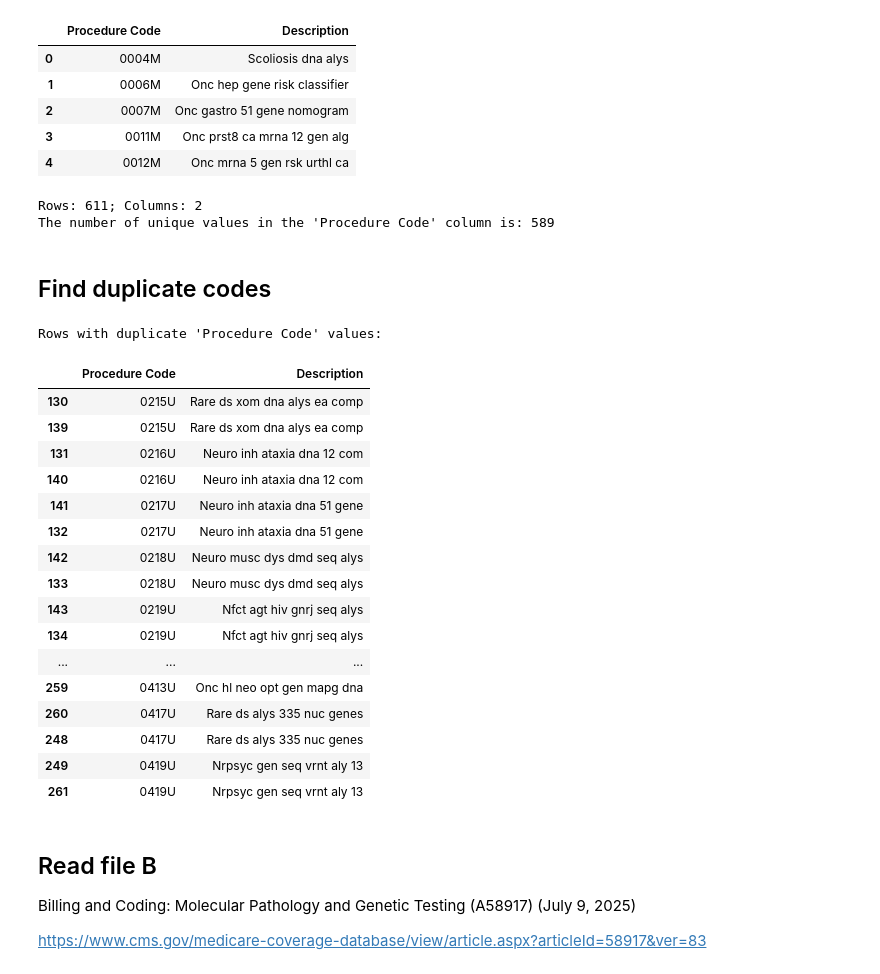
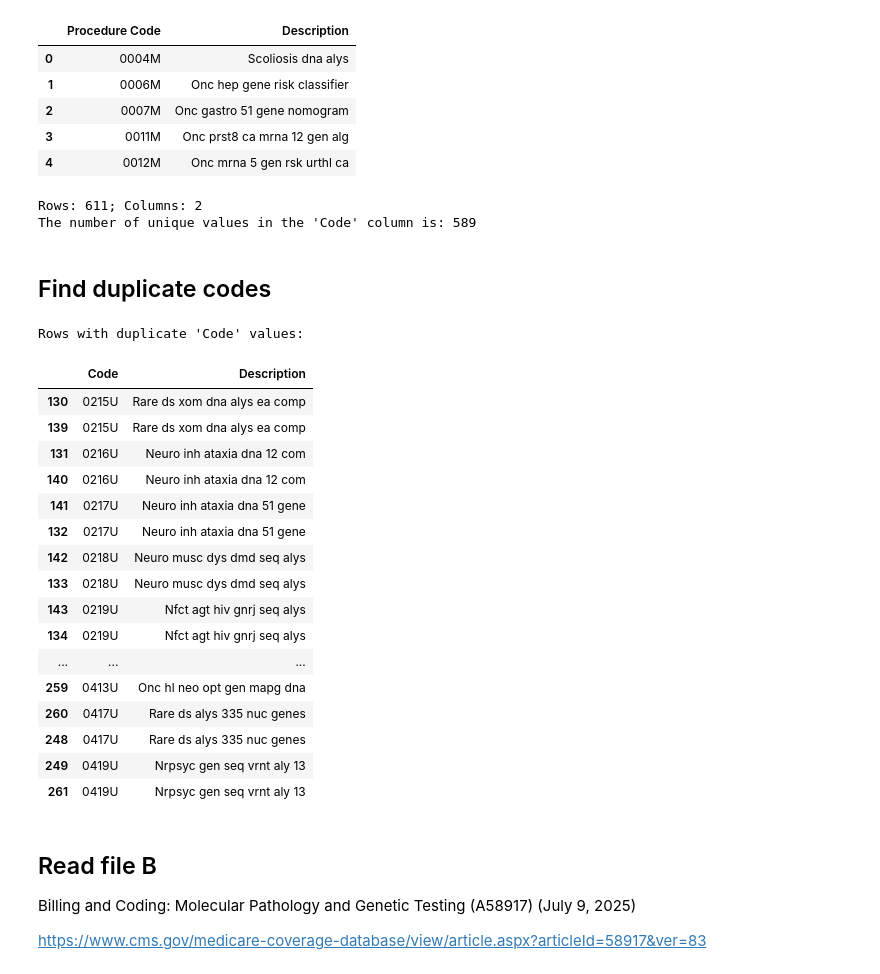
Before and after one commit to jeremyjyang/unmchp, a Jupyter notebook: colab/CPT_compare.ipynb, the cells around one changed output. Cells and saved outputs as stored; diff of their text form; code cells hidden in the pictures.

```diff
--- a/colab/CPT_compare.ipynb
+++ b/colab/CPT_compare.ipynb
@@ -28,23 +28,24 @@ except Exception as e:
 | 4 | 0012M | Onc mrna 5 gen rsk urthl ca |
 # %%
 print(f"Rows: {dfA.shape[0]}; Columns: {dfA.shape[1]}")
-unique_codes_countA = dfA['Procedure Code'].nunique()
-print(f"The number of unique values in the 'Procedure Code' column is: {unique_codes_countA}")
+dfA.columns = ["Code", "Description"]
+unique_codes_countA = dfA['Code'].nunique()
+print(f"The number of unique values in the 'Code' column is: {unique_codes_countA}")
 # %% [output]
 Rows: 611; Columns: 2
-The number of unique values in the 'Procedure Code' column is: 589
+The number of unique values in the 'Code' column is: 589
 # %% [markdown]
 ## Find duplicate codes
 # %%
-duplicate_rowsA = dfA[dfA.duplicated(subset=['Procedure Code'], keep=False)]
+duplicate_rowsA = dfA[dfA.duplicated(subset=['Code'], keep=False)]
 if not duplicate_rowsA.empty:
-  print("Rows with duplicate 'Procedure Code' values:")
-  display(duplicate_rowsA.sort_values(by='Procedure Code'))
+  print("Rows with duplicate 'Code' values:")
+  display(duplicate_rowsA.sort_values(by='Code'))
 else:
-  print("No duplicate values found in 'Procedure Code' column.")
+  print("No duplicate values found in 'Code' column.")
 # %% [output]
-Rows with duplicate 'Procedure Code' values:
+Rows with duplicate 'Code' values:
-|  | Procedure Code | Description |
+|  | Code | Description |
 | 130 | 0215U | Rare ds xom dna alys ea comp |
 | 139 | 0215U | Rare ds xom dna alys ea comp |
 | 131 | 0216U | Neuro inh ataxia dna 12 com |
```
Also changed, not shown: parts of 10 cells of this notebook.
